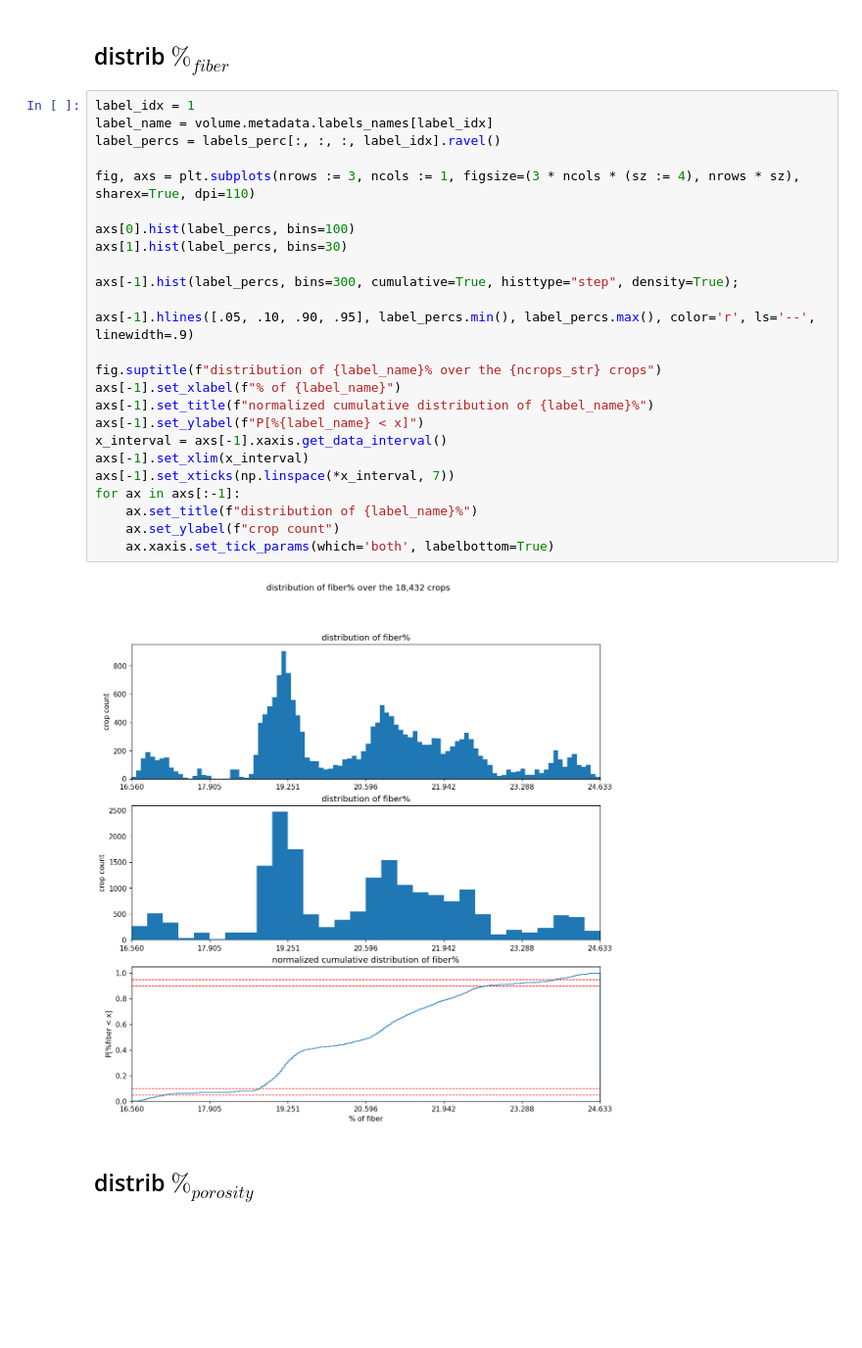
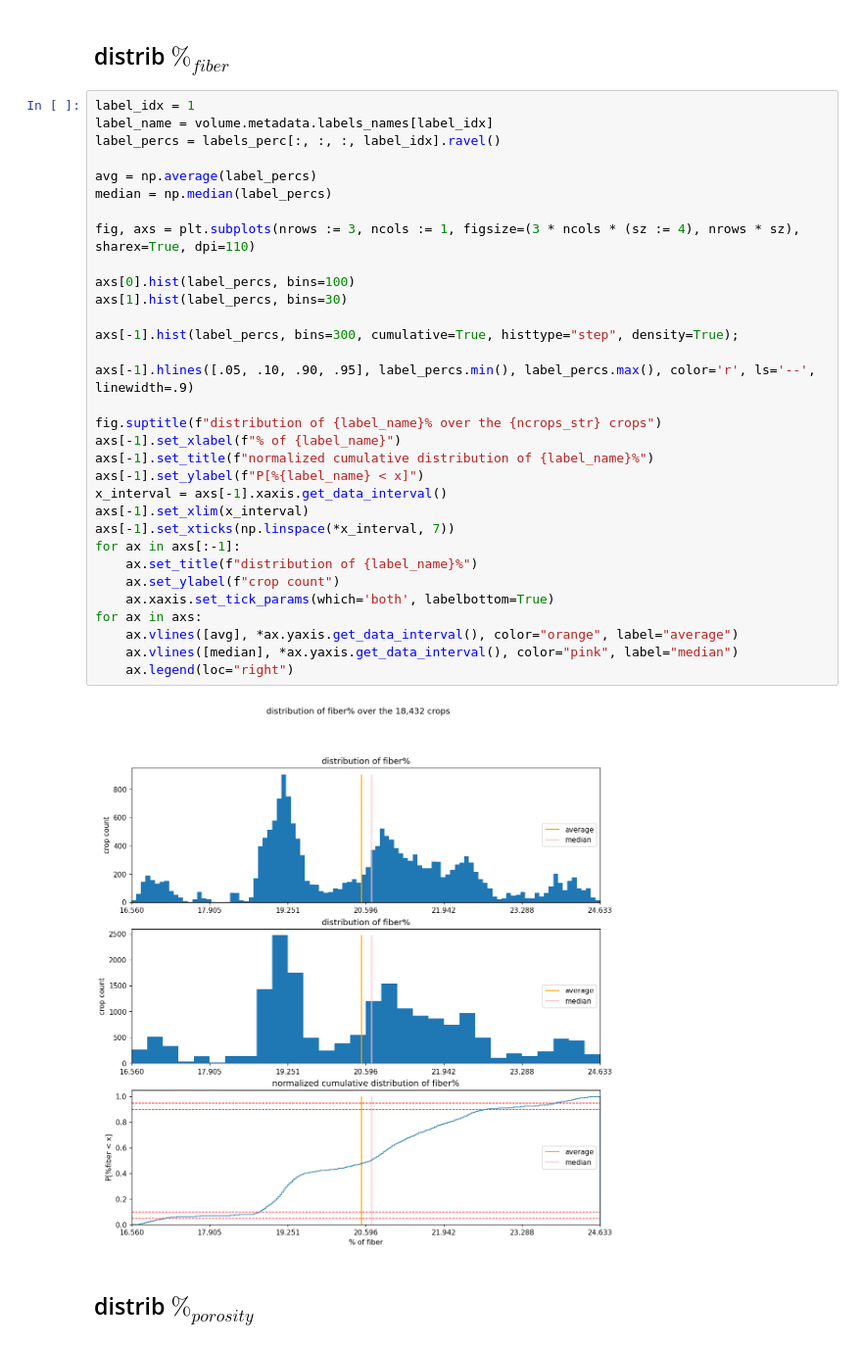
Before and after one commit to jpcbertoldo/tomo2seg, a Jupyter notebook: nbs/crop-probabilities-00.ipynb, the cells around one changed output. Shown at 98% size. Drawn from its saved outputs; the diff is of its cells as text; blank space fills up the shorter version.

```diff
--- a/nbs/crop-probabilities-00.ipynb
+++ b/nbs/crop-probabilities-00.ipynb
@@ -306,30 +307,37 @@ assert np.all(np.isclose(labels_perc.sum(axis=-1), 100., atol=1e-6))  # 1e-6 = 1
 # %%
 label_idx = 1
 label_name = volume.metadata.labels_names[label_idx]
 label_percs = labels_perc[:, :, :, label_idx].ravel()
+
+avg = np.average(label_percs)
+median = np.median(label_percs)
 
 fig, axs = plt.subplots(nrows := 3, ncols := 1, figsize=(3 * ncols * (sz := 4), nrows * sz), sharex=True, dpi=110)
 
 axs[0].hist(label_percs, bins=100)
 axs[1].hist(label_percs, bins=30)
 
 axs[-1].hist(label_percs, bins=300, cumulative=True, histtype="step", density=True);
 
 axs[-1].hlines([.05, .10, .90, .95], label_percs.min(), label_percs.max(), color='r', ls='--', linewidth=.9)
 
 fig.suptitle(f"distribution of {label_name}% over the {ncrops_str} crops")
 axs[-1].set_xlabel(f"% of {label_name}")
 axs[-1].set_title(f"normalized cumulative distribution of {label_name}%")
 axs[-1].set_ylabel(f"P[%{label_name} < x]")
 x_interval = axs[-1].xaxis.get_data_interval()
 axs[-1].set_xlim(x_interval)
 axs[-1].set_xticks(np.linspace(*x_interval, 7))
 for ax in axs[:-1]:
     ax.set_title(f"distribution of {label_name}%")
     ax.set_ylabel(f"crop count")
     ax.xaxis.set_tick_params(which='both', labelbottom=True)
+for ax in axs:
+    ax.vlines([avg], *ax.yaxis.get_data_interval(), color="orange", label="average")
+    ax.vlines([median], *ax.yaxis.get_data_interval(), color="pink", label="median")
+    ax.legend(loc="right")
 # %% [output]
-[figure, old version]
+[figure, new version]
 # %% [markdown]
 ## distrib $\text{%}_{porosity}$
 # %%
```
Also changed, not shown: parts of 14 cells of this notebook.
